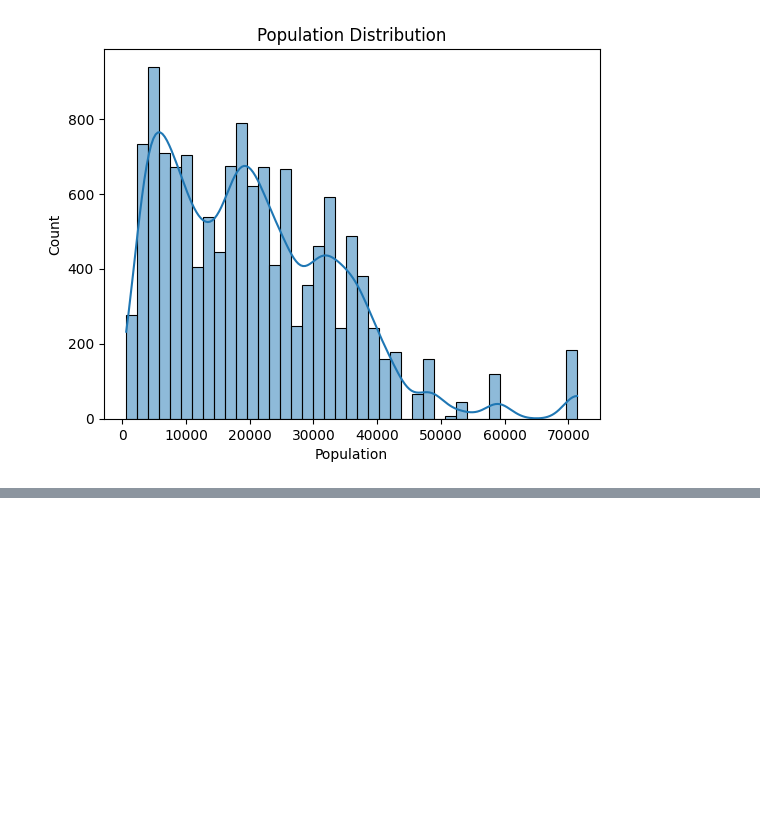
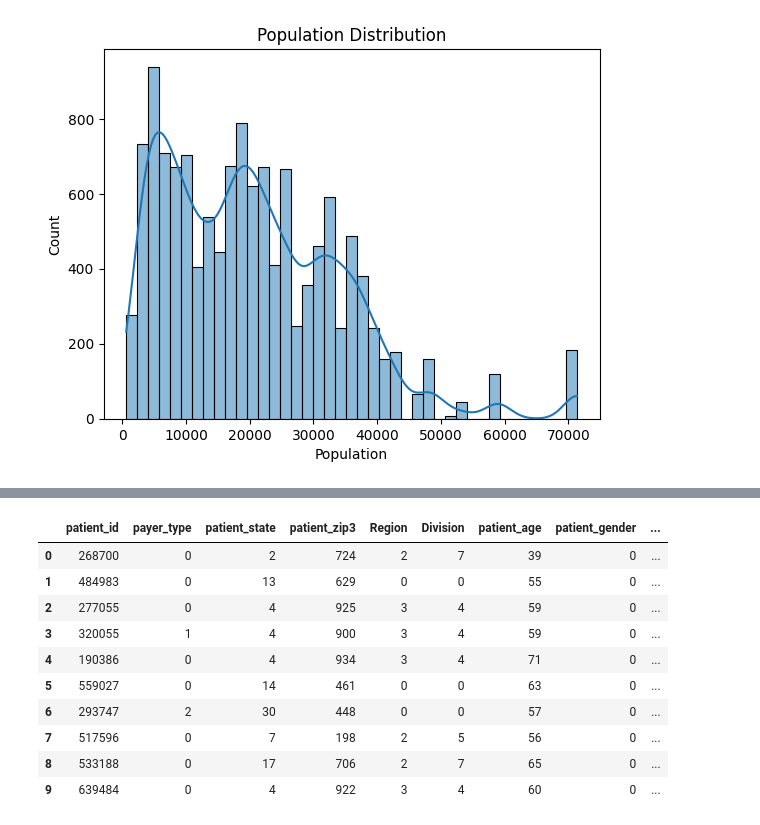
Before and after one commit to Chaitanya-surisetty/DataComp, a Jupyter notebook: TestFile.ipynb, the cells around one changed output, grey strips where cells are left out. Saved outputs shown, nothing was run; the diff lists cells and outputs as text; code cells hidden in the pictures; blank space fills up the shorter version.

```diff
--- a/TestFile.ipynb
+++ b/TestFile.ipynb
@@ -425,3 +425,5 @@ plt.ylabel("Count")
 plt.show()
 # %% [output]
 [figure]
+# %%
+cols = ["payer_type","patient_state","Region","Division","patient_gender","breast_cancer_diagnosis_code","breast_cancer_diagnosis_desc","metastatic_cancer_diagnosis_code"]
@@ -427,0 +438,6 @@ plt.show()
+# %%
+from sklearn import preprocessing
+labelencoder = preprocessing.LabelEncoder()
+for i in cols:
+  print(i)
+  newData[i] = labelencoder.fit_transform(newData[i])
@@ -427,0 +453,14 @@ plt.show()
+# %%
+newData.head(10)
+# %% [output]
+|  | patient_id | payer_type | patient_state | patient_zip3 | Region | Division | patient_age | patient_gender | ... |
+| 0 | 268700 | 0 | 2 | 724 | 2 | 7 | 39 | 0 | ... |
+| 1 | 484983 | 0 | 13 | 629 | 0 | 0 | 55 | 0 | ... |
+| 2 | 277055 | 0 | 4 | 925 | 3 | 4 | 59 | 0 | ... |
+| 3 | 320055 | 1 | 4 | 900 | 3 | 4 | 59 | 0 | ... |
+| 4 | 190386 | 0 | 4 | 934 | 3 | 4 | 71 | 0 | ... |
+| 5 | 559027 | 0 | 14 | 461 | 0 | 0 | 63 | 0 | ... |
+| 6 | 293747 | 2 | 30 | 448 | 0 | 0 | 57 | 0 | ... |
+| 7 | 517596 | 0 | 7 | 198 | 2 | 5 | 56 | 0 | ... |
+| 8 | 533188 | 0 | 17 | 706 | 2 | 7 | 65 | 0 | ... |
+| 9 | 639484 | 0 | 4 | 922 | 3 | 4 | 60 | 0 | ... |
```
Also changed, not shown: parts of 11 cells of this notebook.
